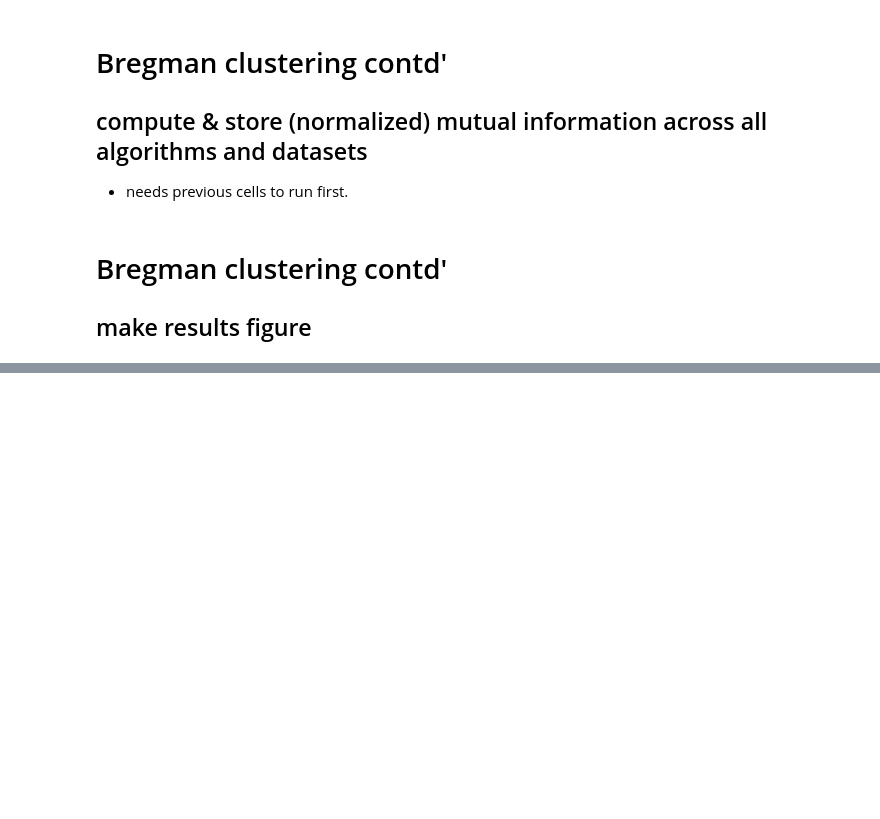
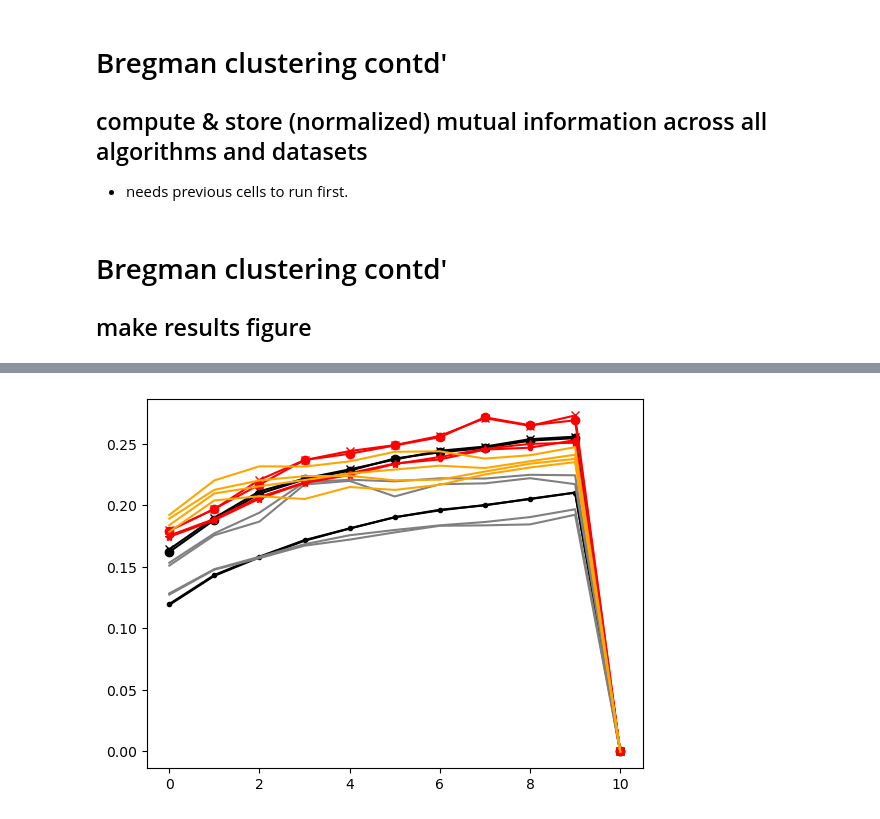
Before and after one commit to mnonnenm/vonMisesFisher_negativeEntropy, a Jupyter notebook: experiments.ipynb, the cells around one changed output, grey strips where cells are left out. Cells and saved outputs as stored; diff of their text form; code cells hidden in the pictures; blank space fills up the shorter version.

```diff
--- a/experiments.ipynb
+++ b/experiments.ipynb
@@ -652,0 +681,2 @@ plt.show()
+# %%
+all_norms = np.zeros((4,8,11))
@@ -652,0 +803,22 @@ plt.show()
+# %%
+fn_rootroot = 'results/classic300_'
+K_range = np.arange(2,12,1)
+n_repets = 10
+version = 0
+seed = 0
+
+fn_roots = get_fn_roots(n_repets, version)
+for f,fn_root in enumerate(fn_roots):
+    for k,K in enumerate(K_range):
+        if f == 0:
+            pass
+        elif f in [1,2,5,6]:
+            fn = fn_rootroot + fn_root + str(K) + '.npz'
+            out = np.load(fn, allow_pickle=True)['out'].tolist()
+            print(np.linalg.norm(out['μs'],axis=-1).mean())
+            all_norms[3,f-1,k] = np.linalg.norm(out['μs'],axis=-1).mean()
+        elif f in [3,4,7,8]:
+            fn = fn_rootroot + fn_root + str(K) + '.npz'
+            out = np.load(fn, allow_pickle=True)['out'].tolist()
+            #print(fn)
+            #print(np.linalg.norm(out['ηs'],axis=-1).mean())
@@ -652,0 +843,15 @@ plt.show()
+# %%
+idx = np.array([0,1,4,5])
+plt.plot(all_norms[0,idx[0]].T, 'kx-') # news20, softBreg free
+plt.plot(all_norms[0,idx[1]].T, 'k.-') # news20, softBreg tied
+plt.plot(all_norms[0,idx[2]].T, 'ko-') # news20, hardBreg free
+plt.plot(all_norms[0,idx[3]].T, 'k-') # news20, hardBreg tied
+plt.plot(all_norms[1,idx].T, 'gray')
+plt.plot(all_norms[2,idx[0]].T, 'rx-')
+plt.plot(all_norms[2,idx[1]].T, 'r.-')
+plt.plot(all_norms[2,idx[2]].T, 'ro-')
+plt.plot(all_norms[2,idx[3]].T, 'r*-')
+plt.plot(all_norms[3,idx].T, 'orange')
+plt.show()
+# %% [output]
+[figure, added]
```
Also changed, not shown: parts of 6 cells of this notebook, 1 other file.
